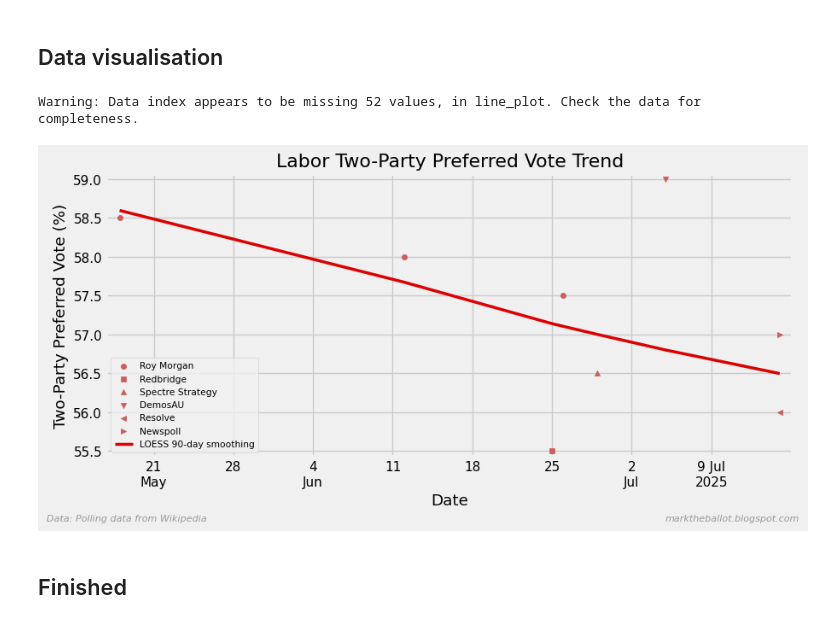
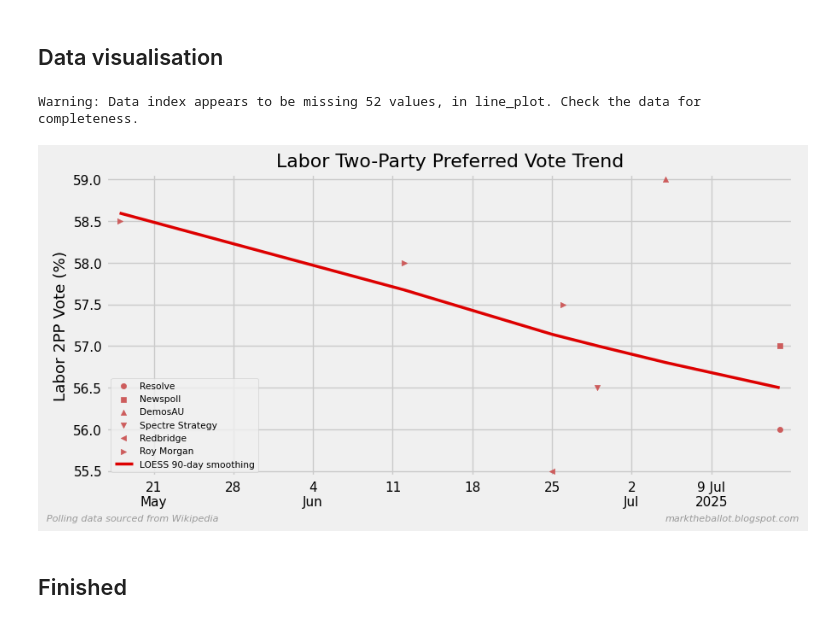
Before and after one commit to bpalmer4/Election-2028, a Jupyter notebook: notebooks/chart_labor_2pp_loess_new.ipynb, the cells around one changed output. Saved outputs shown, nothing was run; the diff lists cells and outputs as text; code cells hidden in the pictures.

Commit message:
rewrote scrape_wikipedia_polls.py

```diff
--- a/notebooks/chart_labor_2pp_loess_new.ipynb
+++ b/notebooks/chart_labor_2pp_loess_new.ipynb
@@ -12,7 +12,7 @@ import mgplot as mg
 from statsmodels.nonparametric.smoothers_lowess import lowess
 
 from common import RFOOTER, COLOR_LABOR
-LFOOTER = "Data: Polling data from Wikipedia"
+LFOOTER = "Polling data sourced from Wikipedia"
 SHOW_PLOT = True
 # %%
 # Set up plotting directory
@@ -57,10 +57,11 @@ def load_polling_data() -> pd.DataFrame:
 
     # Load the data
     df = pd.read_csv(data_path)
-    df.index = pd.PeriodIndex(df['date'], freq='D')
+    print(df.columns)
+    df.index = pd.PeriodIndex(df['parsed_date'], freq='D')
 
     # Filter for rows with 2PP data
-    df_2pp = df[df['2pp_alp'].notna()].copy()
+    df_2pp = df[df['2PP vote ALP'].notna()].copy()
 
     return df_2pp
 
@@ -104,7 +110,7 @@ def create_loess_smoothing(df_2pp: pd.DataFrame, day_span=90) -> pd.Series:
 
     # Apply LOESS smoothing
     smoothed = lowess(
-        df_2pp_sorted['2pp_alp'],
+        df_2pp_sorted['2PP vote ALP'],
         dates_as_ordinals,
         frac=fraction  # Smoothing parameter - adjust as needed
     )
@@ -119,33 +125,33 @@ smoothed = create_loess_smoothing(df_2pp)
 # %%
 def create_chart_with_loess(df_2pp: pd.DataFrame, smoothed: pd.Series) -> None:
     """Create and display the LOESS chart with polling data."""
 
     fig, ax = plt.subplots()
     symbols = ['o', 's', '^', 'v', '<', '>', 'D', 'x', 'v']
-    for i, label in enumerate(df_2pp['brand'].unique()):
-        selection = df_2pp[df_2pp['brand'] == label]['2pp_alp']
+    for i, label in enumerate(df_2pp['Brand'].unique()):
+        selection = df_2pp[df_2pp['Brand'] == label]['2PP vote ALP']
         x = [p.ordinal  for p in selection.index]
         y = selection.to_numpy()
         ax.scatter(x, y, label=label, color=COLOR_LABOR, s=20, marker=symbols[i % len(symbols)])
 
     mg.line_plot_finalise(
         smoothed,
         ax=ax,
         title="Labor Two-Party Preferred Vote Trend",
-        xlabel="Date",
-        ylabel="Two-Party Preferred Vote (%)",
+        xlabel=None,
+        ylabel="Labor 2PP Vote (%)",
         legend=True,
         width=2.5,
         rfooter=RFOOTER,
         lfooter=LFOOTER,
         show=SHOW_PLOT,
     )
 
 # Create and display the chart
 create_chart_with_loess(df_2pp, smoothed)
 # %% [output]
 Warning: Data index appears to be missing 52 values, in line_plot. Check the data for completeness.
-[figure, old version]
+[figure, new version]
 # %% [markdown]
 ## Finished
 # %%
```
Also changed, not shown: parts of 4 cells of this notebook, 4 other files.
